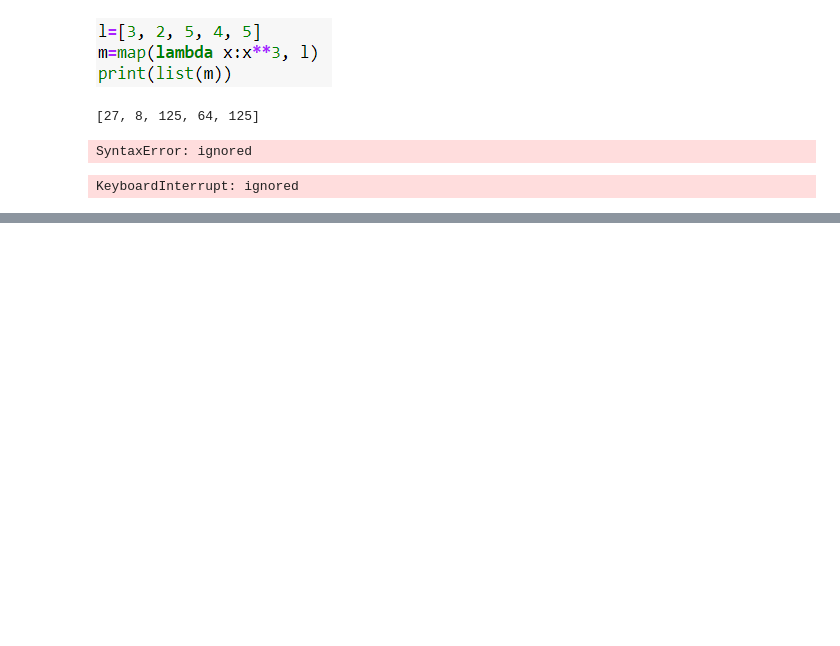
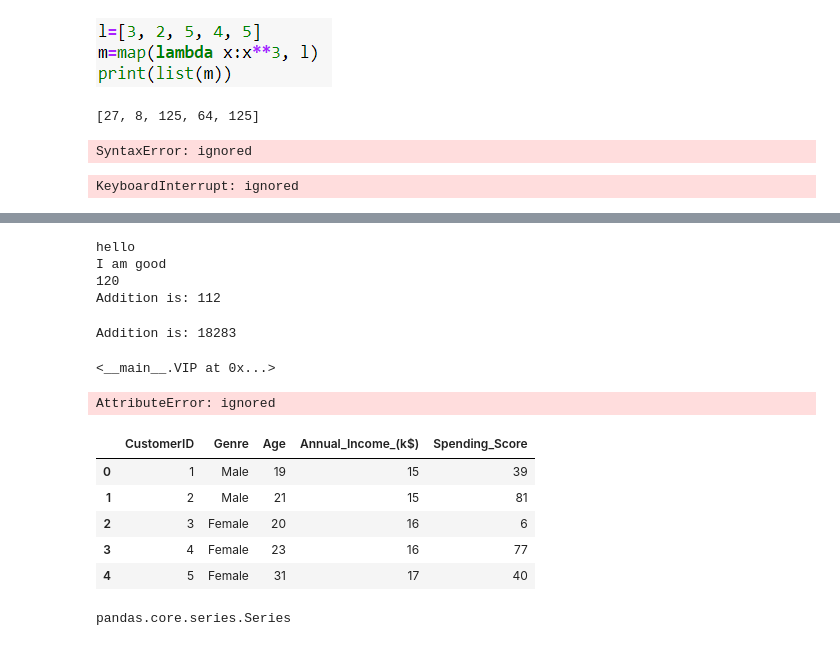
Before and after one commit to durgesh2010/Python-practice, a Jupyter notebook: OOPs_my_notes_.ipynb, the cells around one changed output, grey strips where cells are left out. Drawn from its saved outputs; the diff is of its cells as text; code cells hidden in the pictures; blank space fills up the shorter version.

```diff
--- a/OOPs_my_notes_.ipynb
+++ b/OOPs_my_notes_.ipynb
@@ -659,0 +833,63 @@ else:
+# %%
+class VIP:
+  def __init__(self,x=None,y=None):
+    if x==None and y==None:
+      print("hello")
+      print("I am good")
+    elif x!=None and y==None:
+      f=1
+      for i in range(1,x+1):
+        f=f*i
+      print(f)
+    else:
+      print("Addition is:",(x+y))
+
+
+ob = VIP()
+
+ob.__init__(5)
+ob.__init__(45,67)
+# %% [output]
+hello
+I am good
+120
+Addition is: 112
+# %%
+VIP(45,18238)
+# %% [output]
+Addition is: 18283
+<__main__.VIP at 0x...>
+# %%
+class base:
+  def __init__(self):
+    self.a = 2
+
+class derived(base):
+  def __init__(self):
+    base.__init__(self)
+    print('This is my encapsule', self.a)
+    self.a = 3
+    print('This is my another encapsule')
+
+
+a1 = derived()
+a2 = base()
+print(a1.a)
+print(a2.a)
+# %% [output]
+AttributeError: ignored
+# %%
+import pandas as pd
+df = pd.read_csv('/content/Mall_Customers.csv')
+df.head()
+# %% [output]
+|  | CustomerID | Genre | Age | Annual_Income_(k$) | Spending_Score |
+| 0 | 1 | Male | 19 | 15 | 39 |
+| 1 | 2 | Male | 21 | 15 | 81 |
+| 2 | 3 | Female | 20 | 16 | 6 |
+| 3 | 4 | Female | 23 | 16 | 77 |
+| 4 | 5 | Female | 31 | 17 | 40 |
+# %%
+type(df['Age'])
+# %% [output]
+pandas.core.series.Series
```
Also changed, not shown: parts of 30 cells of this notebook.
